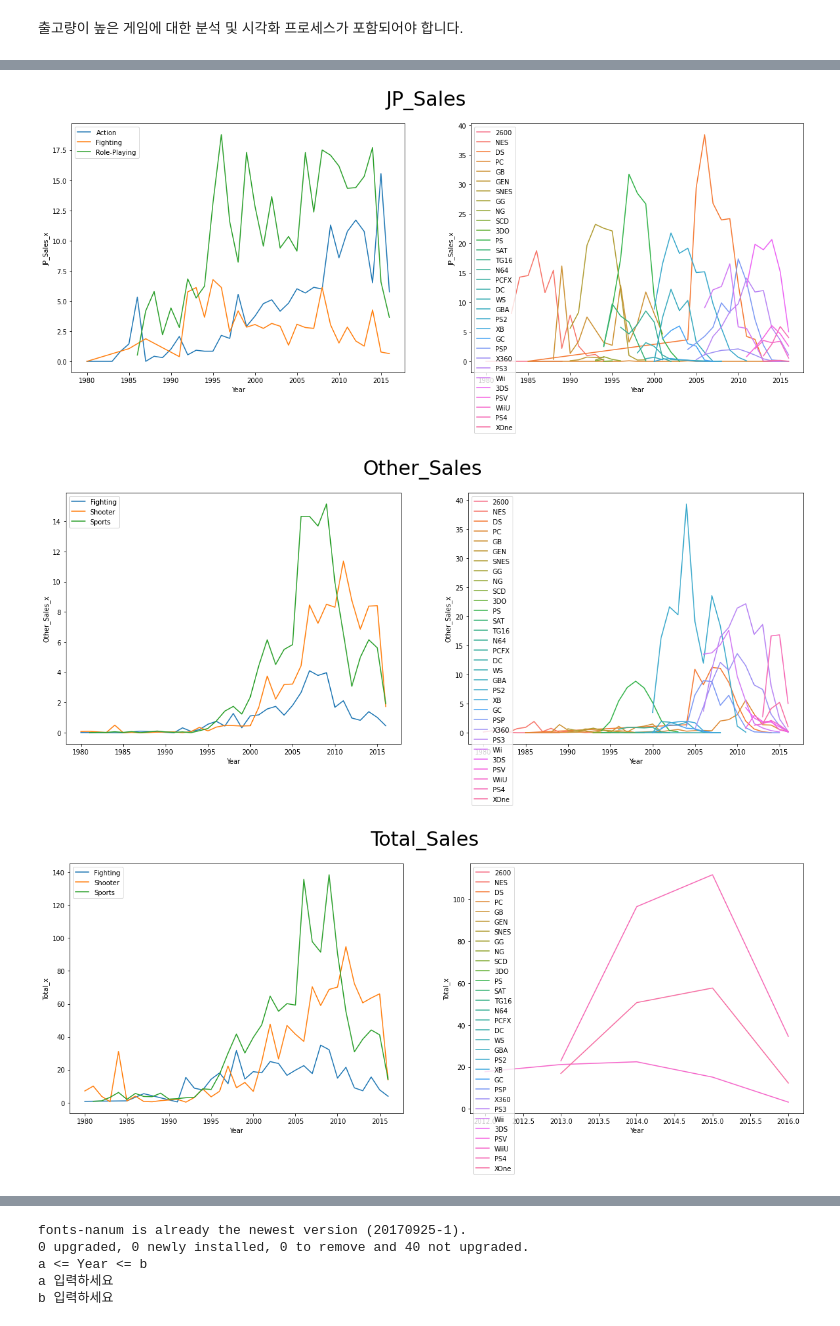
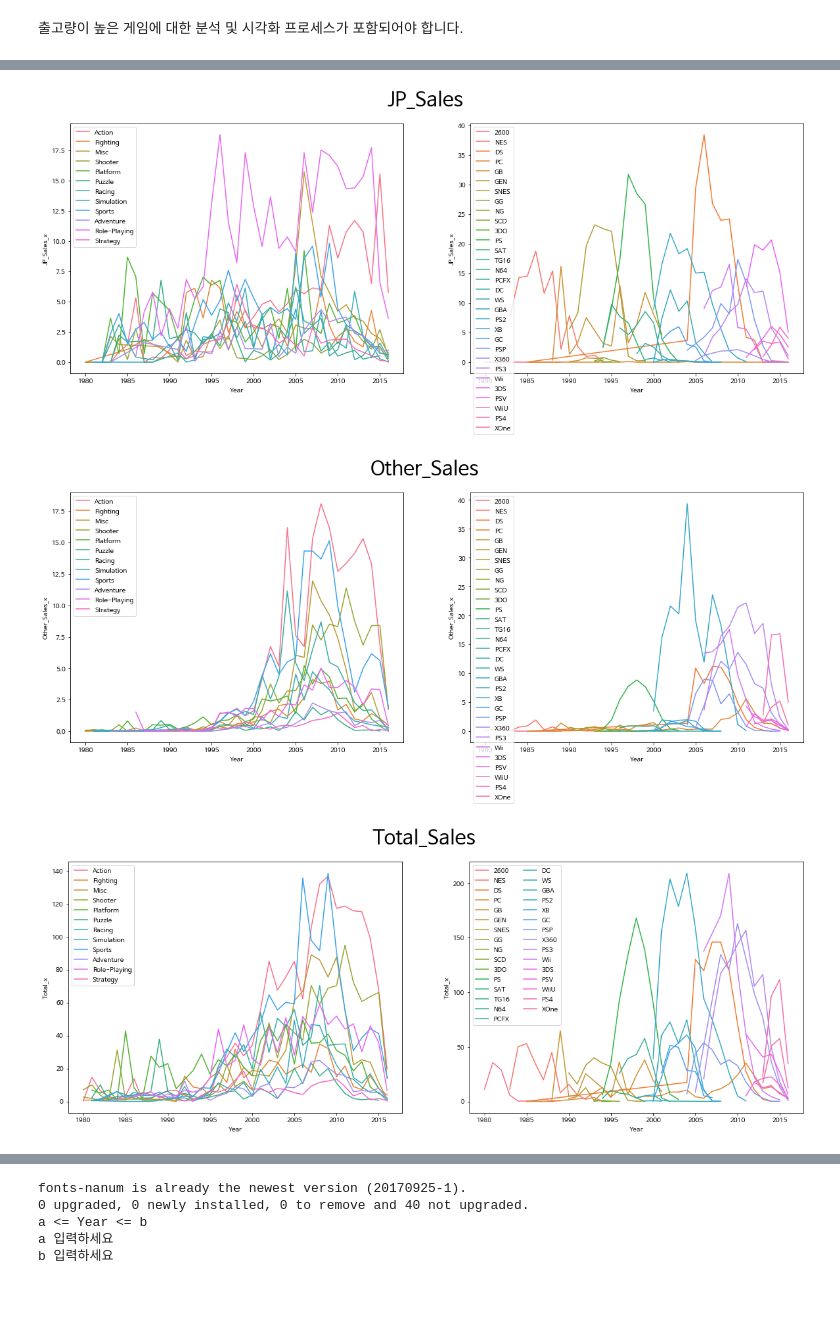
Before and after one commit to URAM-KOR/vgames2, a Jupyter notebook: AI_05_김우람_ipynb의_사본.ipynb, the cells around one changed output, grey strips where cells are left out. Drawn from its saved outputs; the diff is of its cells as text; code cells hidden in the pictures; blank space fills up the shorter version.

```diff
--- a/AI_05_김우람_ipynb의_사본.ipynb
+++ b/AI_05_김우람_ipynb의_사본.ipynb
@@ -339,9 +339,9 @@ b 입력하세요
 # %% [markdown]
 출고량이 높은 게임에 대한 분석 및 시각화 프로세스가 포함되어야 합니다.
 # %%
-df_G = df.groupby(['Year','Genre']).sum().reset_index()  # Year, Genre 별 평균
-df_Y = df.groupby(['Year']).sum().reset_index()  # Year 별 평균
-df_P = df.groupby(['Year','Platform']).sum().reset_index()  # Year, Genre 별 평균
+df_G = df.groupby(['Year','Genre']).sum().reset_index()  # Year, Genre 별 합
+df_Y = df.groupby(['Year']).sum().reset_index()  # Year 별 합
+df_P = df.groupby(['Year','Platform']).sum().reset_index()  # Year, Genre 별 합
 df_G = pd.merge(df_G,df_Y,how='left',on='Year')
 df_P = pd.merge(df_P,df_Y,how='left',on='Year')
 
@@ -374,7 +374,7 @@ fig, axes = plt.subplots(1, 2, figsize=(20,7))
 fig.suptitle('EU_Sales', size = 30)
 
 sns.lineplot(x=df_G['Year'], y=df_G['EU_Sales_x'], data=df_G['EU_Sales_x'],
-             hue=df_G_E['Genre'],
+             hue=df_G['Genre'],
              ax=axes[0],
              legend = 'auto')
 
@@ -397,7 +397,7 @@ fig, axes = plt.subplots(1, 2, figsize=(20,7))
 fig.suptitle('JP_Sales', size = 30)
 
 sns.lineplot(x=df_G['Year'], y=df_G['JP_Sales_x'], data=df_G['JP_Sales_x'],
-             hue=df_G_J['Genre'],
+             hue=df_G['Genre'],
              ax=axes[0],
              legend = 'auto')
 
@@ -421,7 +421,7 @@ fig.suptitle('Other_Sales', size = 30)
 
 
 sns.lineplot(x=df_G['Year'], y=df_G['Other_Sales_x'], data=df_G['Other_Sales_x'],
-             hue=df_G_O['Genre'],
+             hue=df_G['Genre'],
              ax=axes[0],
              legend = 'auto')
 sns.lineplot(x=df_P['Year'], y=df_P['Other_Sales_x'], data=df_P['Other_Sales_x'],
@@ -442,17 +442,17 @@ print('''
 fig, axes = plt.subplots(1, 2, figsize=(20,7))
 fig.suptitle('Total_Sales', size = 30)
 
-sns.lineplot(x=df_G_T['Year'], y=df_G['Total_x'], data=df_G['Total_x'],
-             hue=df_G_T['Genre'],
+sns.lineplot(x=df_G['Year'], y=df_G['Total_x'], data=df_G['Total_x'],
+             hue=df_G['Genre'],
              ax=axes[0],
              legend = 'auto')
 
-sns.lineplot(x=df_P_T['Year'], y=df_P['Total_x'], data=df_P['Total_x'],
+sns.lineplot(x=df_P['Year'], y=df_P['Total_x'], data=df_P['Total_x'],
              hue=df_P['Platform'],
              ax=axes[1],
              legend = 'auto')
 axes[0].legend(loc = 'upper left')
-axes[1].legend(loc = 'upper left')
+axes[1].legend(loc = 'upper left',ncol=2 )
 
 plt.show()
 print('''
@@ -464,6 +464,6 @@ print('''
-[figure, old version]
+[figure, new version]
-[figure, old version]
+[figure, new version]
-[figure, old version]
+[figure, new version]
 # %%
 df_N['NA_rank'] = df_N['NA_Sales'].rank(method = 'min', ascending = False)
 df_N['EU_rank'] = df_N['EU_Sales'].rank(method = 'min', ascending = False)
```
Also changed, not shown: parts of 2 cells of this notebook.
